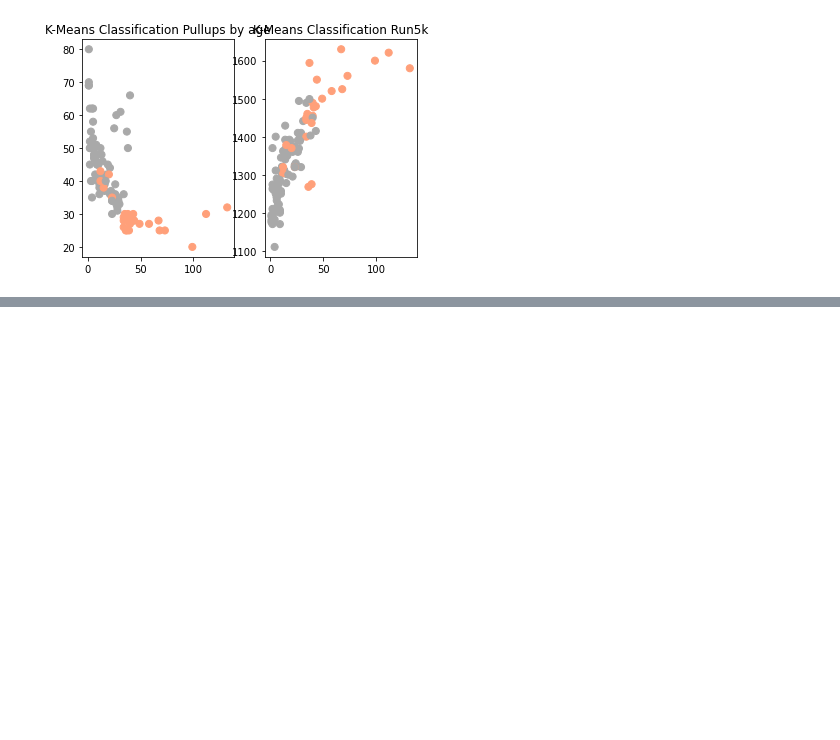
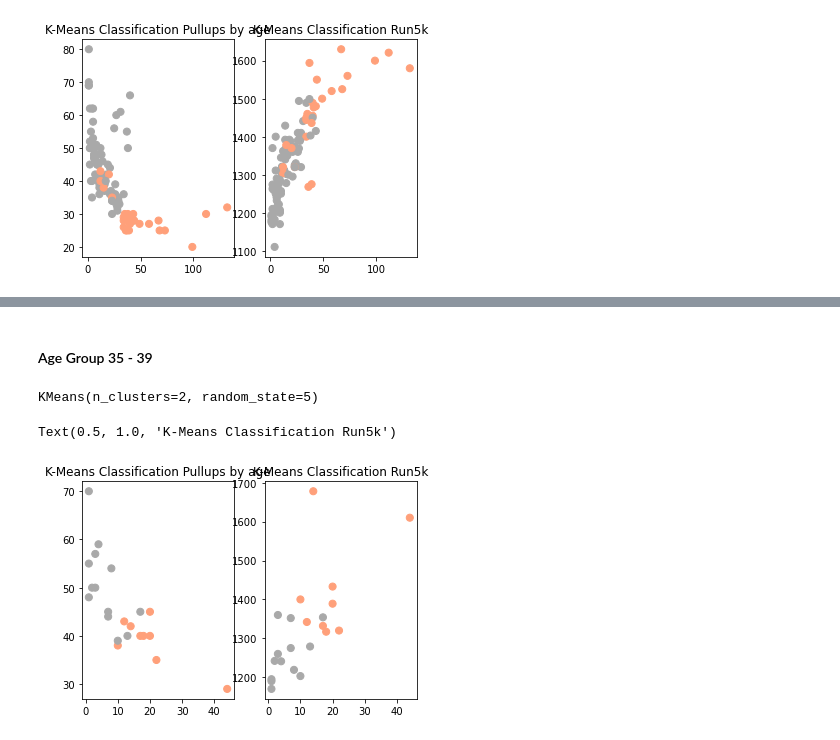
Before and after one commit to allisontao/crossfit-games-analysis, a Jupyter notebook: clustering.ipynb, the cells around one changed output, grey strips where cells are left out. Cells and saved outputs as stored; diff of their text form; code cells hidden in the pictures; blank space fills up the shorter version.

```diff
--- a/clustering.ipynb
+++ b/clustering.ipynb
@@ -435,0 +439,24 @@ plt.title('K-Means Classification Pullups by age')
+# %% [markdown]
+#### Age Group 35 - 39
+# %%
+# Aggregation
+mask = (df_women['age'] >= 35) & (df_women['age'] <= 39)
+df2 = df_women.loc[mask]
+x = scale(df2)
+clustering = KMeans(n_clusters=2,random_state=5)
+clustering.fit(x)
+# %% [output]
+KMeans(n_clusters=2, random_state=5)
+# %%
+# Pullups
+plt.subplot(1,2,1)
+plt.scatter(x=df2['rank'],y=df2['pullups'],c=color_theme[clustering.labels_],s=50)
+plt.title('K-Means Classification Pullups by age')
+
+# Run5k
+plt.subplot(1,2,2)
+plt.scatter(x=df2['rank'],y=df2['run5k'],c=color_theme[clustering.labels_],s=50)
+plt.title('K-Means Classification Run5k')
+# %% [output]
+Text(0.5, 1.0, 'K-Means Classification Run5k')
+[figure, added]
```
Also changed, not shown: parts of 9 cells of this notebook.
